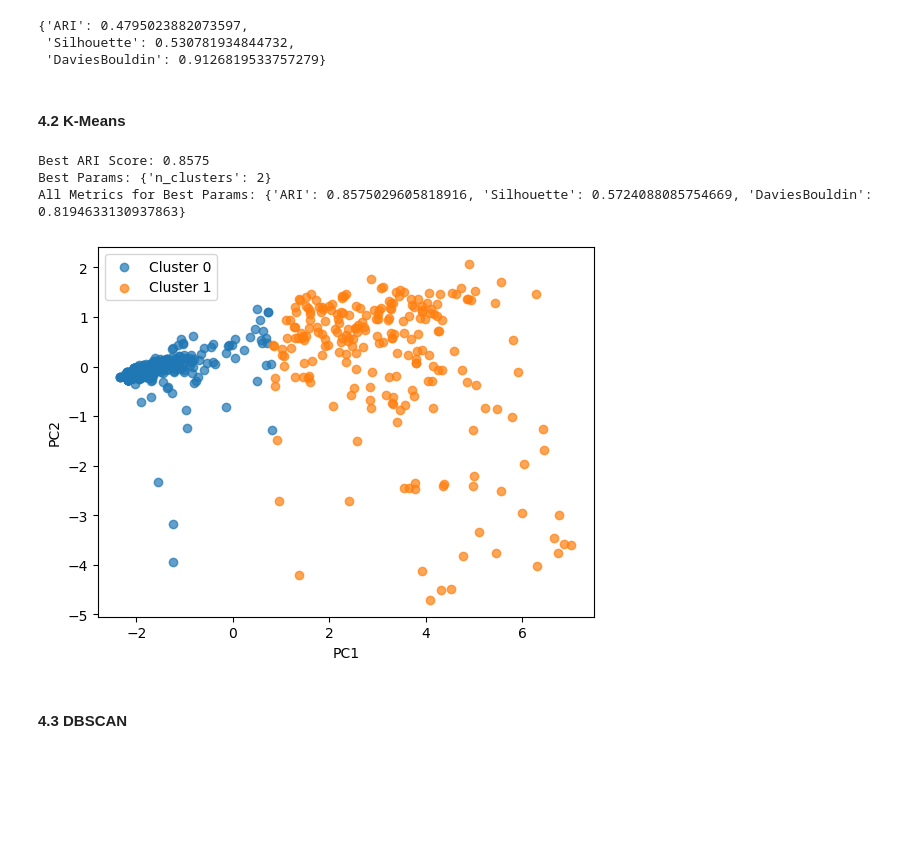
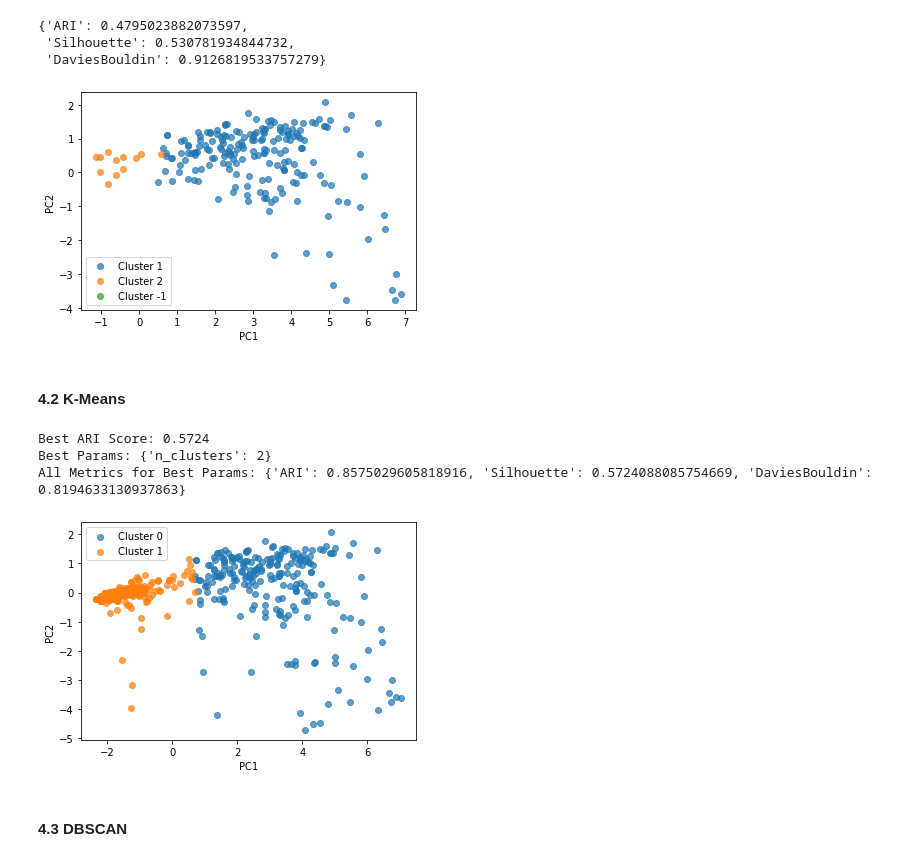
Before and after one commit to alvin-98/MLiS_Term_Project, a Jupyter notebook: ournotebook.ipynb, the cells around one changed output. Drawn from its saved outputs; the diff is of its cells as text; code cells hidden in the pictures; blank space fills up the shorter version.

Commit message:
clean clustering + stats notebook
cleaned clustering algorithms
added t-tests in the notebook

```diff
--- a/ournotebook.ipynb
+++ b/ournotebook.ipynb
@@ -394,7 +408,6 @@ def evaluate_clustering(X, labels, true_labels):
 
 for linkage in params['linkage']:
         for affinity in params['metric']:
-
             for n_clusters in params['n_clusters']:
                 # Initialize and fit the model
                 clusterer = HAC(
@@ -410,7 +423,7 @@ for linkage in params['linkage']:
                 metrics_dict = evaluate_clustering(X_scaled, labels, classes)
 
                 # Decide which metric to maximize (e.g. ARI)
-                score_for_selection = metrics_dict['ARI']
+                score_for_selection = metrics_dict['Silhouette']
 
                 if score_for_selection > best_score:
                     best_score = score_for_selection
@@ -422,7 +435,6 @@ for linkage in params['linkage']:
                     best_metrics = metrics_dict
 
 # Print best results
-print("Best ARI Score: {:.4f}".format(best_score))
 print("Best Params:", best_params)
 print("All Metrics for Best Params:", best_metrics)
 # %% [output]
@@ -430,5 +443,5 @@ KeyboardInterrupt:
 # %%
-hac = HAC(linkage='complete', n_clusters=2)
+hac = HAC(linkage=best_params['linkage'], n_clusters=best_params['n_clusters'])
 hac.fit(X_scaled)
 # %% [output]
 <hac.HAC at 0x...>
@@ -438,6 +451,21 @@ evaluate_clustering(X_scaled, hac.labels_, classes)
 {'ARI': 0.4795023882073597,
  'Silhouette': 0.530781934844732,
  'DaviesBouldin': 0.9126819533757279}
+# %%
+
+# Plot clusters
+for label in unique_labels:
+    mask = (labels == label)
+    plt.scatter(X_pca[mask, 0], X_pca[mask, 1],
+                label=f'Cluster {label}',
+                alpha=0.7)
+
+plt.xlabel('PC1')
+plt.ylabel('PC2')
+plt.legend()
+plt.show()
+# %% [output]
+[figure, added]
 # %% [markdown]
 #### 4.2 K-Means
 # %%
@@ -469,7 +497,7 @@ for n_clusters in params['n_clusters']:
     metrics_dict = evaluate_clustering(X_scaled, labels, classes)
 
     # Select the metric to maximize (e.g., Adjusted Rand Index)
-    score_for_selection = metrics_dict.get('ARI', 0)  # Ensure 'ARI' exists
+    score_for_selection = metrics_dict.get('Silhouette', 0)  # Ensure 'ARI' exists
 
     # Update best parameters if current score is better
     if score_for_selection > best_score:
@@ -484,33 +512,33 @@ print("Best ARI Score: {:.4f}".format(best_score))
 print("Best Params:", best_params)
 print("All Metrics for Best Params:", best_metrics)
 # %% [output]
-Best ARI Score: 0.8575
+Best ARI Score: 0.5724
 Best Params: {'n_clusters': 2}
 All Metrics for Best Params: {'ARI': 0.8575029605818916, 'Silhouette': 0.5724088085754669, 'DaviesBouldin': 0.8194633130937863}
 # %%
 
 kmeans = KMeans(
-        n_clusters=2,
+        n_clusters=best_params['n_clusters'],
         max_iter=300,
         tol=1e-4,
     )
 
 kmeans.fit(X_scaled)
 labels = kmeans.labels_
 unique_labels = set(labels)
 
 # Plot clusters
 for label in unique_labels:
     mask = (labels == label)
     plt.scatter(X_pca[mask, 0], X_pca[mask, 1],
                 label=f'Cluster {label}',
                 alpha=0.7)
 
 plt.xlabel('PC1')
 plt.ylabel('PC2')
 plt.legend()
 plt.show()
 # %% [output]
-[figure, old version]
+[figure, new version]
 # %% [markdown]
 #### 4.3 DBSCAN
```
Also changed, not shown: parts of 19 cells of this notebook, 1 other file.
